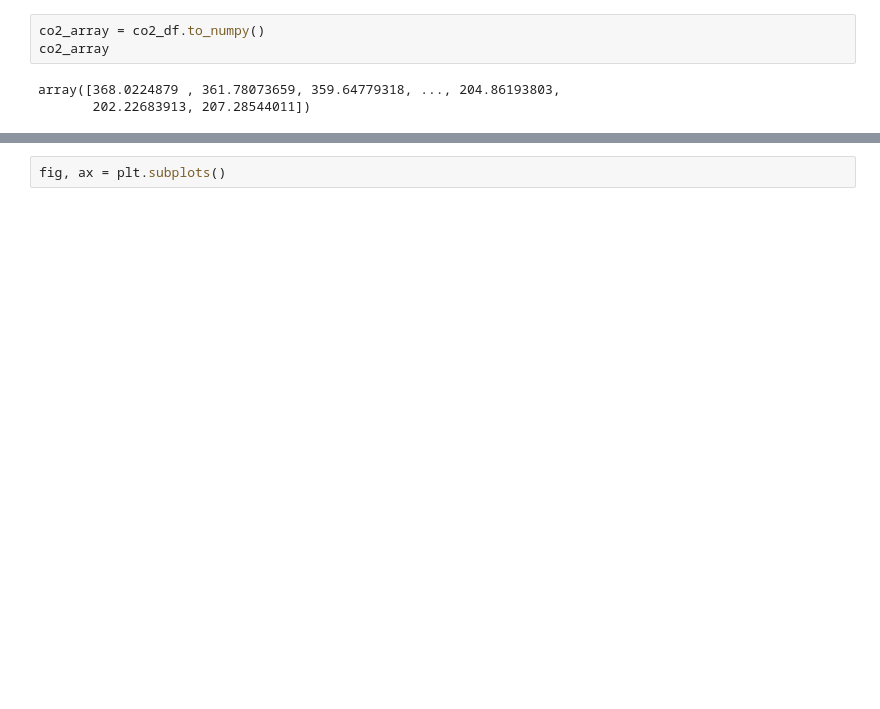
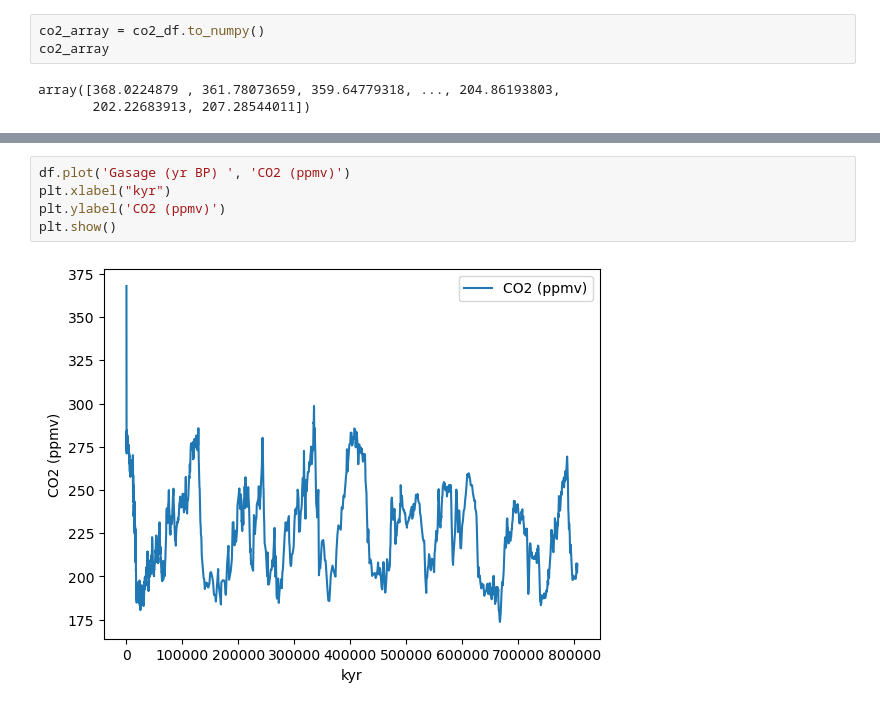
Before and after one commit to horgano/PfDA-Project2, a Jupyter notebook: PfDA-Project2.ipynb, the cells around one changed output, grey strips where cells are left out. Cells and saved outputs as stored; diff of their text form; blank space fills up the shorter version.

Commit message:
Graph as per excel

```diff
--- a/PfDA-Project2.ipynb
+++ b/PfDA-Project2.ipynb
@@ -75,2 +70,7 @@ TypeError: 'str' object is not callable
 # %%
-fig, ax = plt.subplots()
+df.plot('Gasage (yr BP) ', 'CO2 (ppmv)')
+plt.xlabel("kyr")
+plt.ylabel('CO2 (ppmv)')
+plt.show()
+# %% [output]
+[figure, added]
```
Also changed, not shown: parts of 17 cells of this notebook, 3 other files.
